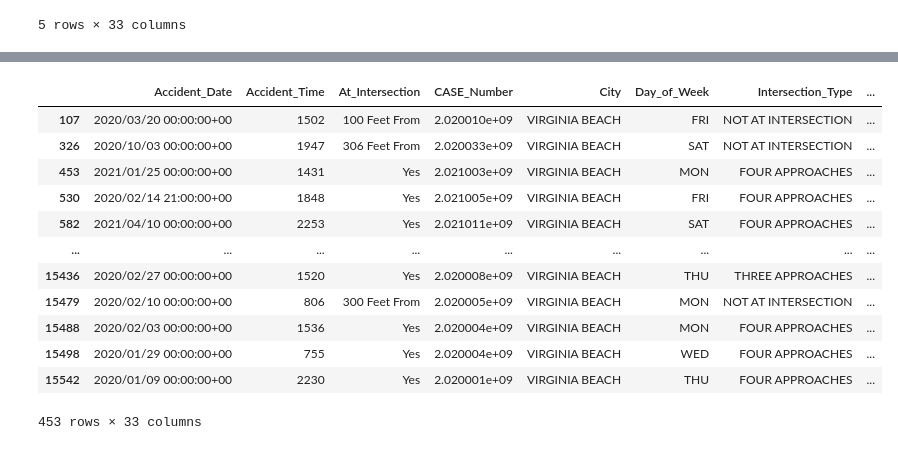
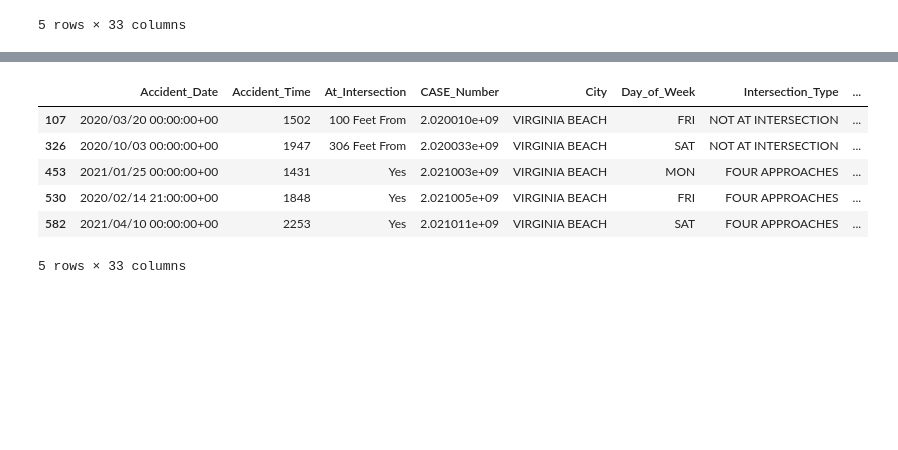
Before and after one commit to andrewma5/vb-auto-accidents, a Jupyter notebook: FilterLocations.ipynb, the cells around one changed output, grey strips where cells are left out. Saved outputs shown, nothing was run; the diff lists cells and outputs as text; code cells hidden in the pictures; blank space fills up the shorter version.

```diff
--- a/FilterLocations.ipynb
+++ b/FilterLocations.ipynb
@@ -38,20 +38,14 @@ Length: 4596, dtype: int64
 # %%
 index = 0
 repeats = (data["latitude"] == location_counts.index[index][0]) & (data["longitude"] == location_counts.index[index][1])
-data[repeats]
+data[repeats].head()
 # %% [output]
 |  | Accident_Date | Accident_Time | At_Intersection | CASE_Number | City | Day_of_Week | Intersection_Type | ... |
 | 107 | 2020/03/20 00:00:00+00 | 1502 | 100 Feet From | 2.020010e+09 | VIRGINIA BEACH | FRI | NOT AT INTERSECTION | ... |
 | 326 | 2020/10/03 00:00:00+00 | 1947 | 306 Feet From | 2.020033e+09 | VIRGINIA BEACH | SAT | NOT AT INTERSECTION | ... |
 | 453 | 2021/01/25 00:00:00+00 | 1431 | Yes | 2.021003e+09 | VIRGINIA BEACH | MON | FOUR APPROACHES | ... |
 | 530 | 2020/02/14 21:00:00+00 | 1848 | Yes | 2.021005e+09 | VIRGINIA BEACH | FRI | FOUR APPROACHES | ... |
 | 582 | 2021/04/10 00:00:00+00 | 2253 | Yes | 2.021011e+09 | VIRGINIA BEACH | SAT | FOUR APPROACHES | ... |
-| ... | ... | ... | ... | ... | ... | ... | ... | ... |
-| 15436 | 2020/02/27 00:00:00+00 | 1520 | Yes | 2.020008e+09 | VIRGINIA BEACH | THU | THREE APPROACHES | ... |
-| 15479 | 2020/02/10 00:00:00+00 | 806 | 300 Feet From | 2.020005e+09 | VIRGINIA BEACH | MON | NOT AT INTERSECTION | ... |
-| 15488 | 2020/02/03 00:00:00+00 | 1536 | Yes | 2.020004e+09 | VIRGINIA BEACH | MON | FOUR APPROACHES | ... |
-| 15498 | 2020/01/29 00:00:00+00 | 755 | Yes | 2.020004e+09 | VIRGINIA BEACH | WED | FOUR APPROACHES | ... |
-| 15542 | 2020/01/09 00:00:00+00 | 2230 | Yes | 2.020001e+09 | VIRGINIA BEACH | THU | FOUR APPROACHES | ... |
-453 rows × 33 columns
+5 rows × 33 columns
 # %%
 vb_blvd = data[data["Main_Street"].str.contains("virginia beach", case=False)]
```
Also changed, not shown: parts of 15 cells of this notebook.
